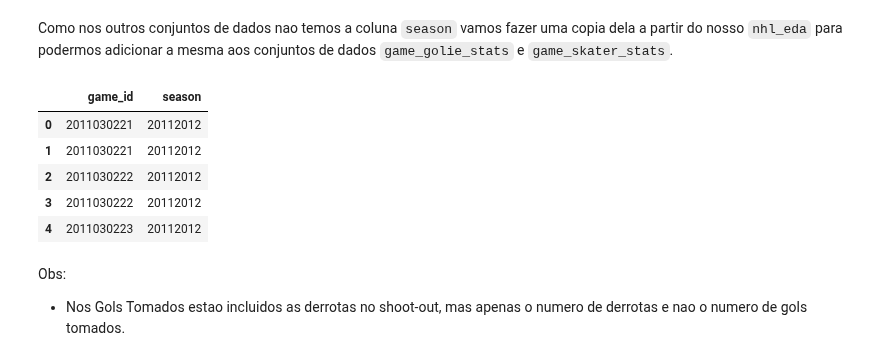
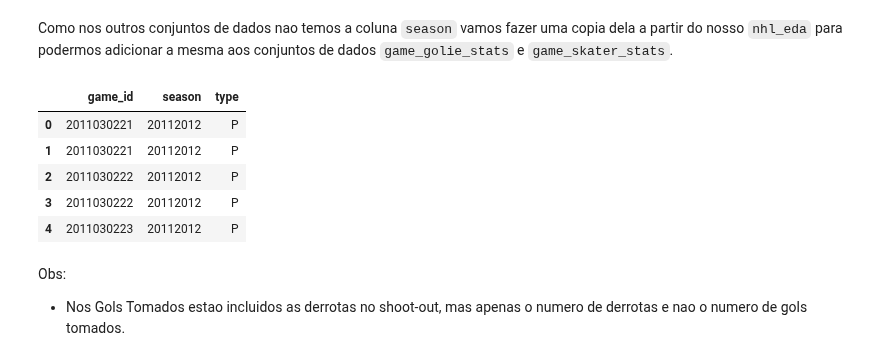
Before and after one commit to DanOakStats/NHL, a Jupyter notebook: data_cleaning.ipynb, the cells around one changed output. Saved outputs shown, nothing was run; the diff lists cells and outputs as text; code cells hidden in the pictures.

```diff
--- a/data_cleaning.ipynb
+++ b/data_cleaning.ipynb
@@ -418,15 +418,15 @@ nhl_eda_cleaned = nhl_eda.to_csv('datasets/nhl_eda_cleaned.csv', header=True, in
 Como nos outros conjuntos de dados nao temos a coluna `season` vamos fazer uma copia dela a partir do nosso `nhl_eda` para podermos adicionar a mesma aos conjuntos de dados `game_golie_stats` e `game_skater_stats`.
 # %%
 # criando df com game_id e o ano
-season_df = nhl_eda[['game_id','season']]
+season_df = nhl_eda[['game_id','season','type']]
 season_df.head()
 # %% [output]
-|  | game_id | season |
-| 0 | 2011030221 | 20112012 |
-| 1 | 2011030221 | 20112012 |
-| 2 | 2011030222 | 20112012 |
-| 3 | 2011030222 | 20112012 |
-| 4 | 2011030223 | 20112012 |
+|  | game_id | season | type |
+| 0 | 2011030221 | 20112012 | P |
+| 1 | 2011030221 | 20112012 | P |
+| 2 | 2011030222 | 20112012 | P |
+| 3 | 2011030222 | 20112012 | P |
+| 4 | 2011030223 | 20112012 | P |
 # %% [markdown]
 Obs:
 * Nos Gols Tomados estao incluidos as derrotas no shoot-out, mas apenas o numero de derrotas e nao o numero de gols tomados.
```
Also changed, not shown: parts of 5 cells of this notebook, 2 other files.
